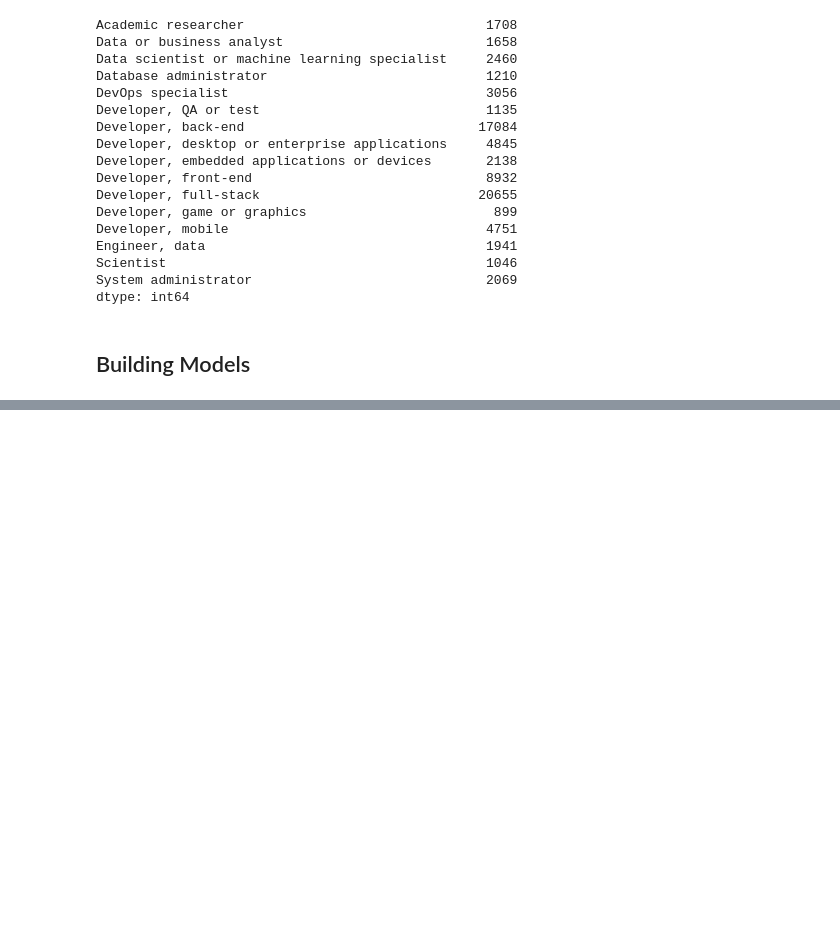
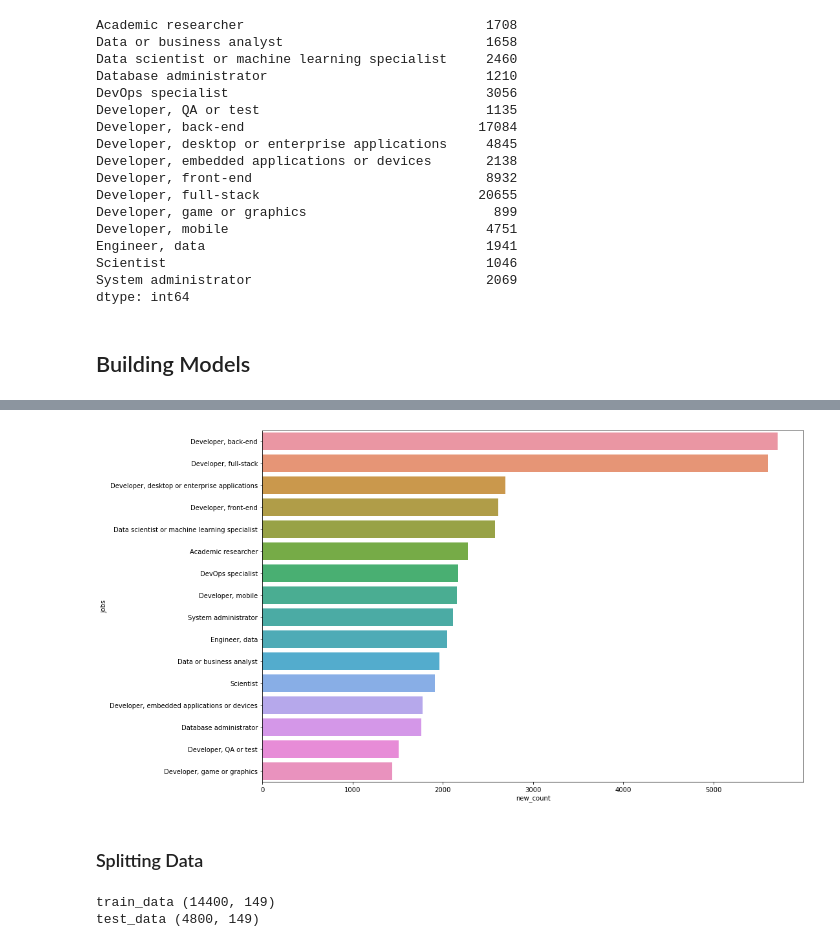
Before and after one commit to MohamedHmamouch/Job-recommendation-system, a Jupyter notebook: Notebook/Model_creation.ipynb, the cells around one changed output, grey strips where cells are left out. Drawn from its saved outputs; the diff is of its cells as text; code cells hidden in the pictures; blank space fills up the shorter version.

```diff
--- a/Notebook/Model_creation.ipynb
+++ b/Notebook/Model_creation.ipynb
@@ -268,0 +298,52 @@ from mlflow.tracking import MlflowClient
+# %%
+# Resampling roles
+
+#I'll fixe my random_state parameter to have a fix accuracy. if i run same notebook i will have same output
+
+samples_per_class=1200
+resampled_roles = []
+
+for col in roles_df.columns:
+    sub_df=roles_df.loc[roles_df[col]==1].copy()
+
+    if len(sub_df)<samples_per_class:
+
+        #Upsample
+
+        sub_df = sub_df.sample(samples_per_class,replace=True,random_state=0)
+
+    else:
+
+        #Downsample
+
+        sub_df=sub_df.sample(samples_per_class,random_state=0)
+
+    resampled_roles.append(sub_df)
+# %%
+roles_df=pd.concat(resampled_roles)
+df = df.loc[roles_df.index].copy()
+# %%
+roles_balanced=pd.DataFrame(roles_df.sum(axis=0))
+roles_balanced.reset_index(level=0,inplace=True)
+roles_balanced.columns=['jobs','new_count']
+
+plt.figure(figsize=(15,10))
+sns.barplot(data=roles_balanced.sort_values(by='new_count',ascending=False),y='jobs',x='new_count')
+plt.show()
+# %% [output]
+[figure, added]
+# %% [markdown]
+### Splitting Data
+# %%
+X_train, X_test, Y_train, Y_test = train_test_split(df.drop("DevType", axis=1),
+                                                    df["DevType"],
+                                                    random_state=0)
+
+
+
+print('train_data {}'.format(X_train.shape))
+
+print('test_data {}'.format(X_test.shape))
+# %% [output]
+train_data (14400, 149)
+test_data (4800, 149)
```
Also changed, not shown: parts of 23 cells of this notebook.
